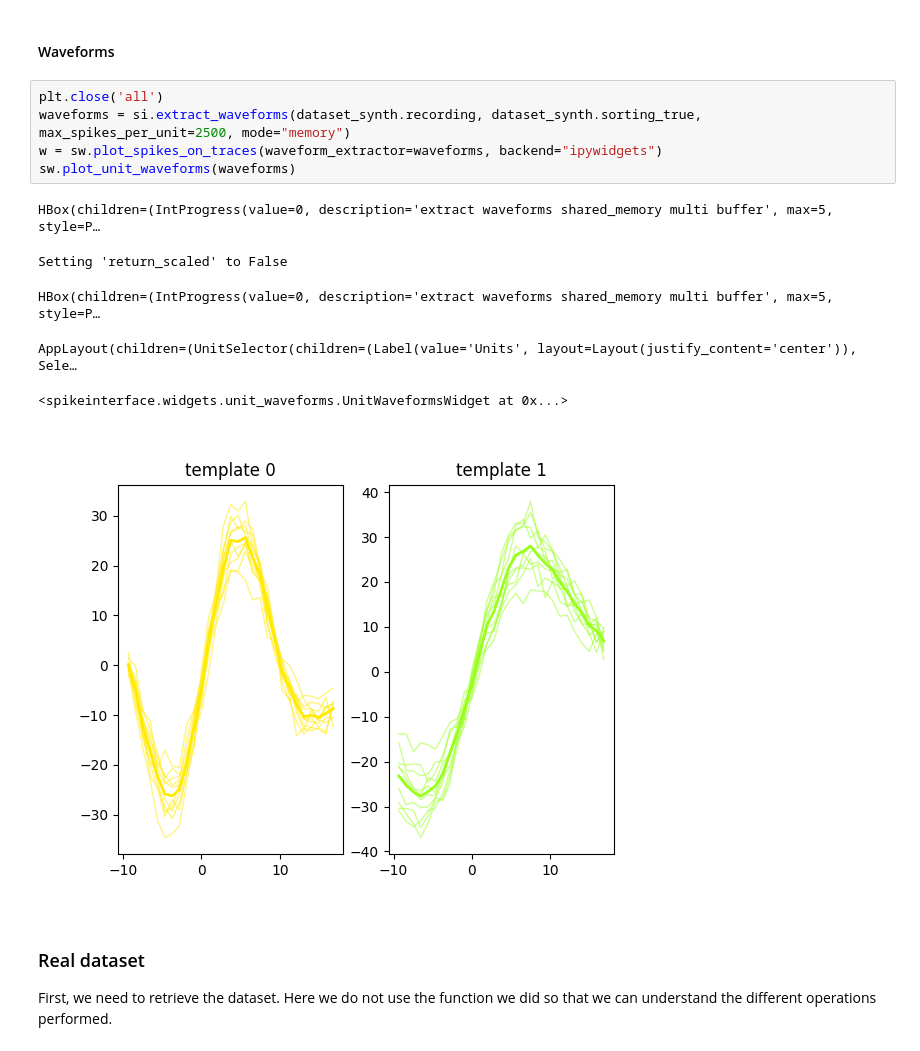
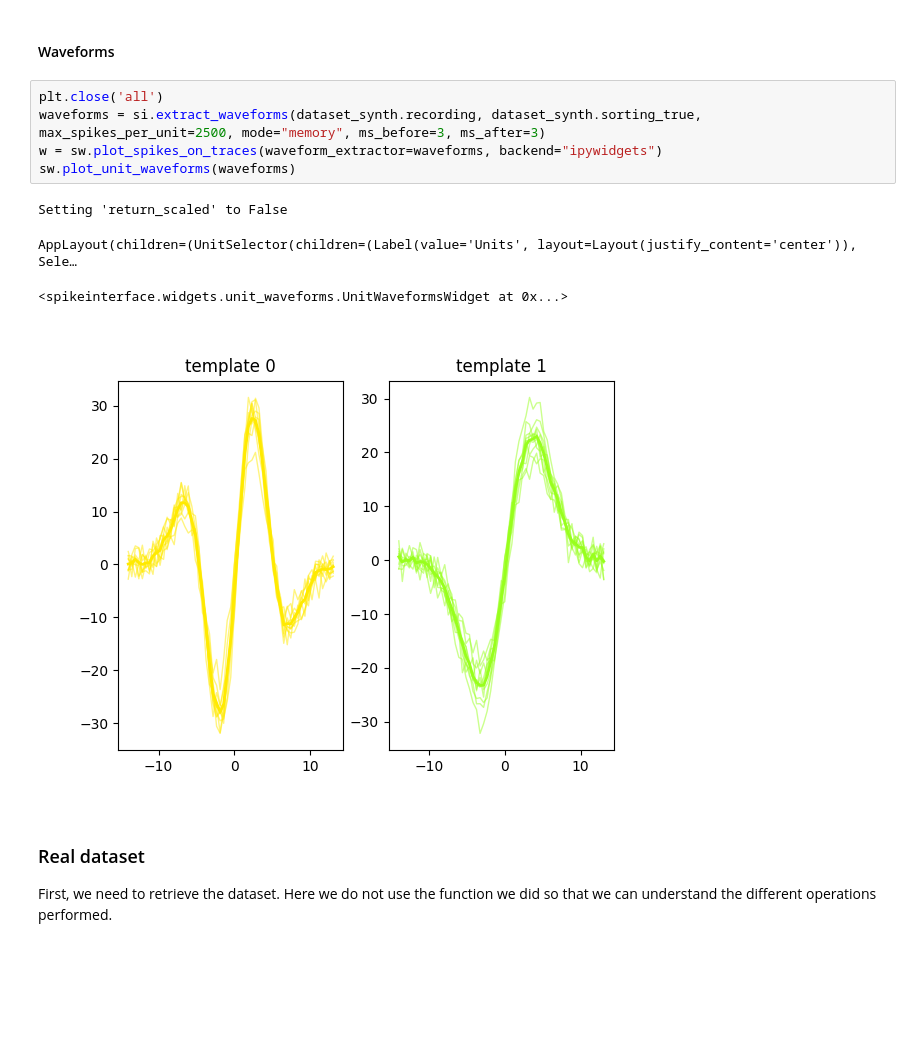
Before and after one commit to TheiloT/tsproj, a Jupyter notebook: data_wrangling.ipynb, the cells around one changed output. Drawn from its saved outputs; the diff is of its cells as text; blank space fills up the shorter version.

Commit message:
recenter and uncrop synthetic spikes

```diff
--- a/data_wrangling.ipynb
+++ b/data_wrangling.ipynb
@@ -67,16 +64,14 @@ helper.fft_rec(dataset_synth.recording, 50000)
 #### Waveforms
 # %%
 plt.close('all')
-waveforms = si.extract_waveforms(dataset_synth.recording, dataset_synth.sorting_true, max_spikes_per_unit=2500, mode="memory")
+waveforms = si.extract_waveforms(dataset_synth.recording, dataset_synth.sorting_true, max_spikes_per_unit=2500, mode="memory", ms_before=3, ms_after=3)
 w = sw.plot_spikes_on_traces(waveform_extractor=waveforms, backend="ipywidgets")
 sw.plot_unit_waveforms(waveforms)
 # %% [output]
-HBox(children=(IntProgress(value=0, description='extract waveforms shared_memory multi buffer', max=5, style=P…
+Setting 'return_scaled' to False
-Setting 'return_scaled' to False
+AppLayout(children=(UnitSelector(children=(Label(value='Units', layout=Layout(justify_content='center')), Sele…
-HBox(children=(IntProgress(value=0, description='extract waveforms shared_memory multi buffer', max=5, style=P…
+<spikeinterface.widgets.unit_waveforms.UnitWaveformsWidget at 0x...>
-AppLayout(children=(UnitSelector(children=(Label(value='Units', layout=Layout(justify_content='center')), Sele…
-<spikeinterface.widgets.unit_waveforms.UnitWaveformsWidget at 0x...>
-[figure, old version]
+[figure, new version]
 # %% [markdown]
 
 ### Real dataset
```
Also changed, not shown: parts of 7 cells of this notebook.
